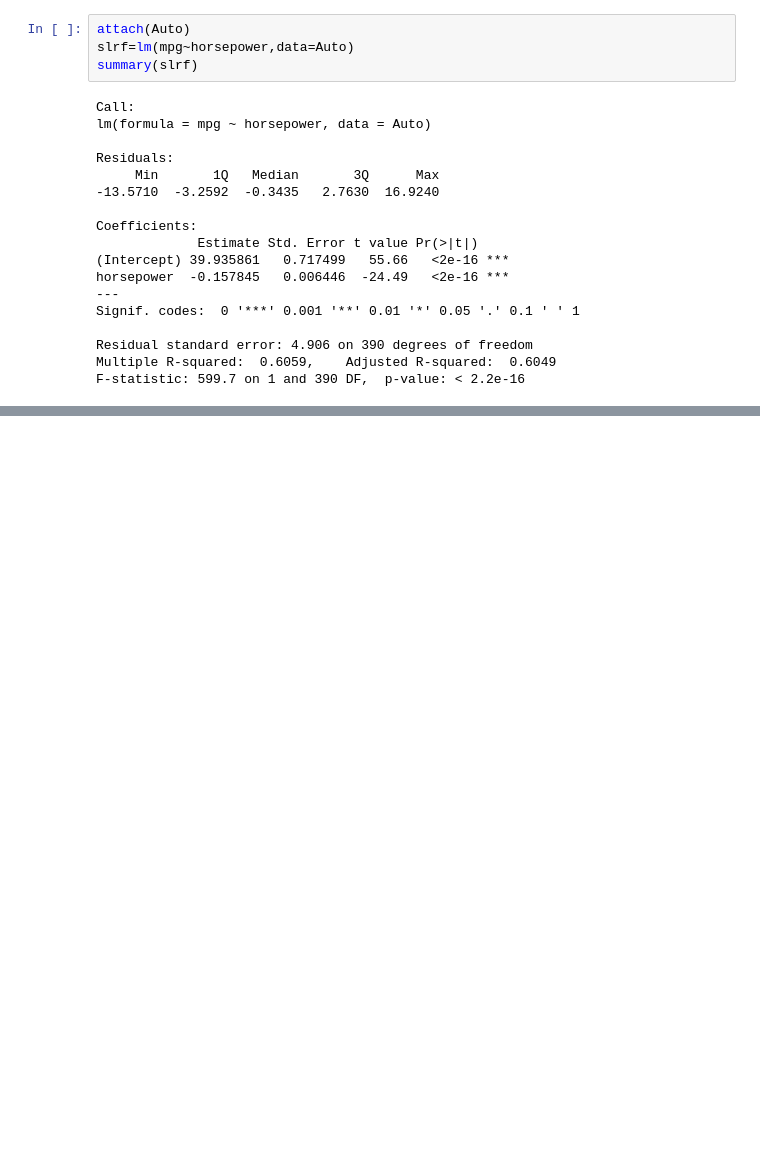
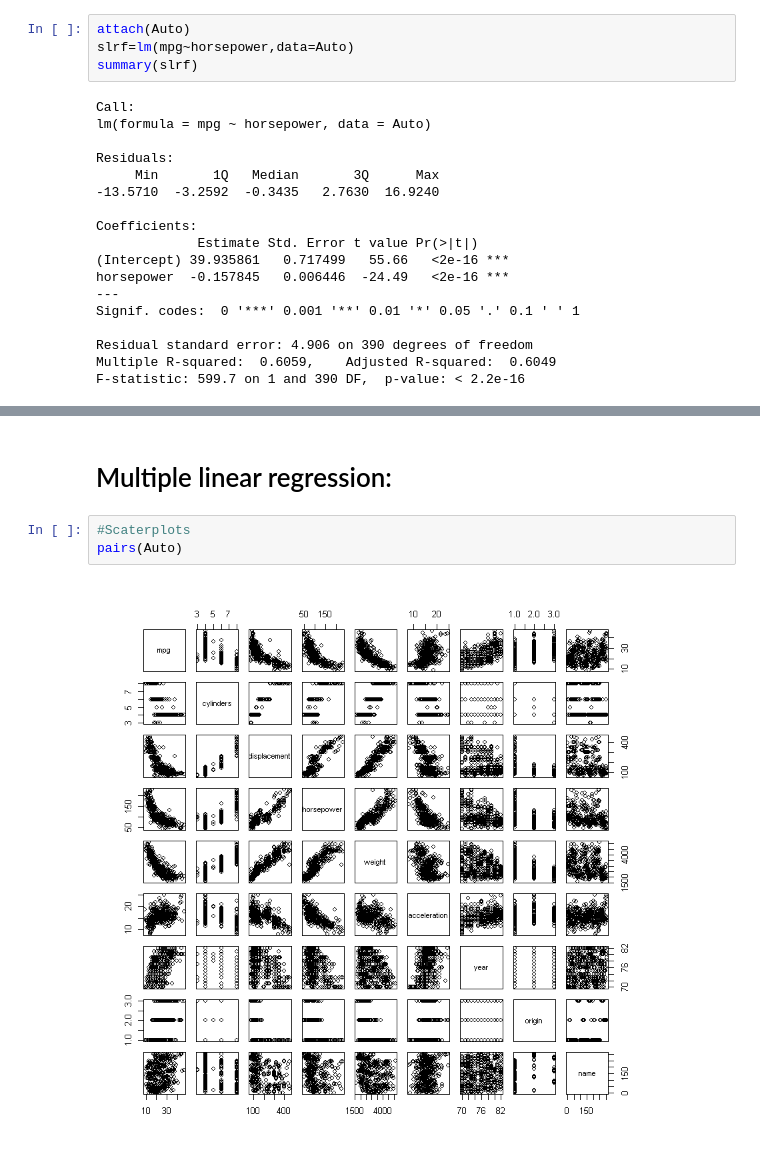
Before and after one commit to YoussefEssDS/ISLR-Labs, a Jupyter notebook: LAB linear regression ISLR.ipynb, the cells around one changed output, grey strips where cells are left out. Saved outputs shown, nothing was run; the diff lists cells and outputs as text; blank space fills up the shorter version.

```diff
--- a/LAB linear regression ISLR.ipynb
+++ b/LAB linear regression ISLR.ipynb
@@ -59,0 +111,7 @@ F-statistic: 599.7 on 1 and 390 DF,  p-value: < 2.2e-16
+# %% [markdown]
+# Multiple linear regression:
+# %%
+#Scaterplots
+pairs(Auto)
+# %% [output]
+[figure, added]
```
Also changed, not shown: parts of 55 cells of this notebook.
